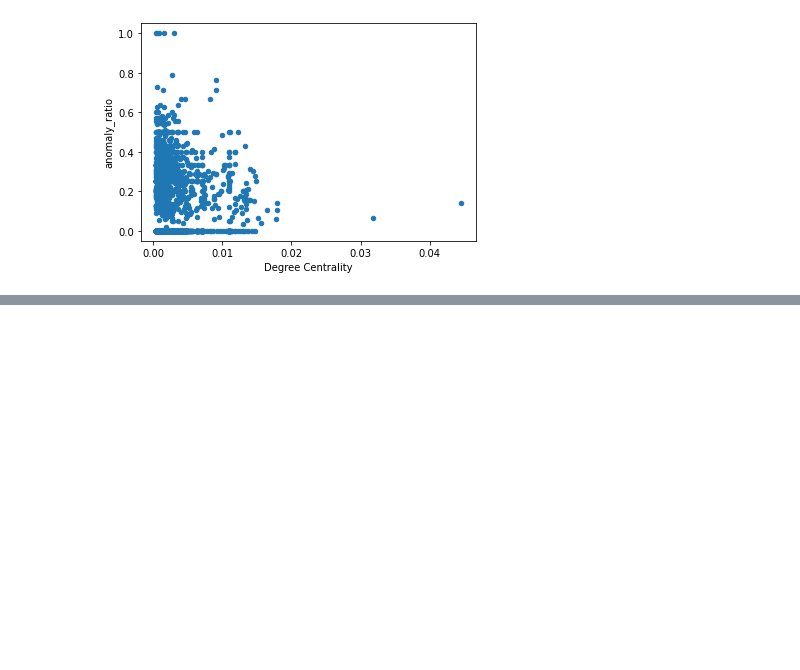
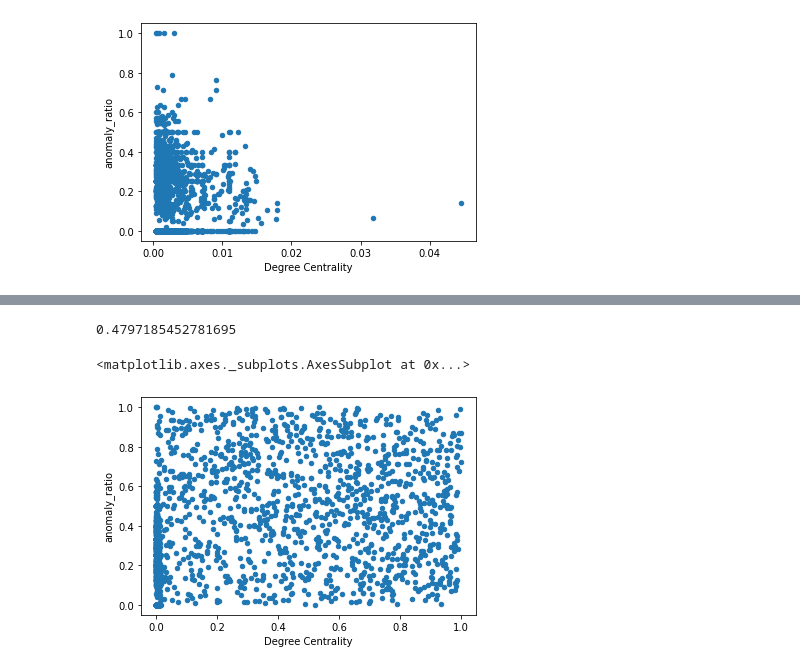
Before and after one commit to fzanart/Socialz, a Jupyter notebook: mu_lambda_ES.ipynb, the cells around one changed output, grey strips where cells are left out. Saved outputs shown, nothing was run; the diff lists cells and outputs as text; code cells hidden in the pictures; blank space fills up the shorter version.

Commit message:
wip:
- Add mu_plus to the initial mu_comma version.
- Compare the results from both algorithms.
- Plot initial and resulting set.

```diff
--- a/mu_lambda_ES.ipynb
+++ b/mu_lambda_ES.ipynb
@@ -58,7 +58,7 @@ def in_bounds(point):
 	return test
 # %%
 # evolution strategy (mu, lambda) algorithm
-def es_comma(initial_record, objective, frac, n_iter, step_size, mu, lam):
+def es_comma(initial_record, objective, n_iter, step_size, mu, lam):
   best, best_eval = None, 1e+10
 	# calculate the number of children per parent
   n_children = int(lam / mu)
@@ -68,7 +68,7 @@ def es_comma(initial_record, objective, frac, n_iter, step_size, mu, lam):
 
   for i in range(lam):
     candidate = df.copy()
-    sample = candidate.sample(frac=frac, random_state=1)
+    sample = candidate.sample(lam, random_state=1)
     candidate.loc[sample.index] = np.random.rand(sample.shape[0],sample.shape[1])
     population.append(candidate)
 
@@ -87,6 +87,7 @@ def es_comma(initial_record, objective, frac, n_iter, step_size, mu, lam):
       if scores[i] < best_eval:
         best, best_eval = population[i], scores[i]
         print('%d, Best eval: = %.5f' % (epoch, best_eval))
+
         # create offspring for parent
         for j in range(n_children):
           print("\t", j, end =" ")
@@ -162,0 +220,2 @@ df.count().sum() - (df == best).astype(int).sum().sum()
+# %%
+best, score = es_comma(df, objective, n_iter, step_size, mu, lam)
@@ -162,0 +243,9 @@ df.count().sum() - (df == best).astype(int).sum().sum()
+# %%
+score
+# %% [output]
+0.4797185452781695
+# %%
+best.plot.scatter(x='Degree Centrality', y='anomaly_ratio')
+# %% [output]
+<matplotlib.axes._subplots.AxesSubplot at 0x...>
+[figure, added]
```
Also changed, not shown: parts of 9 cells of this notebook.
